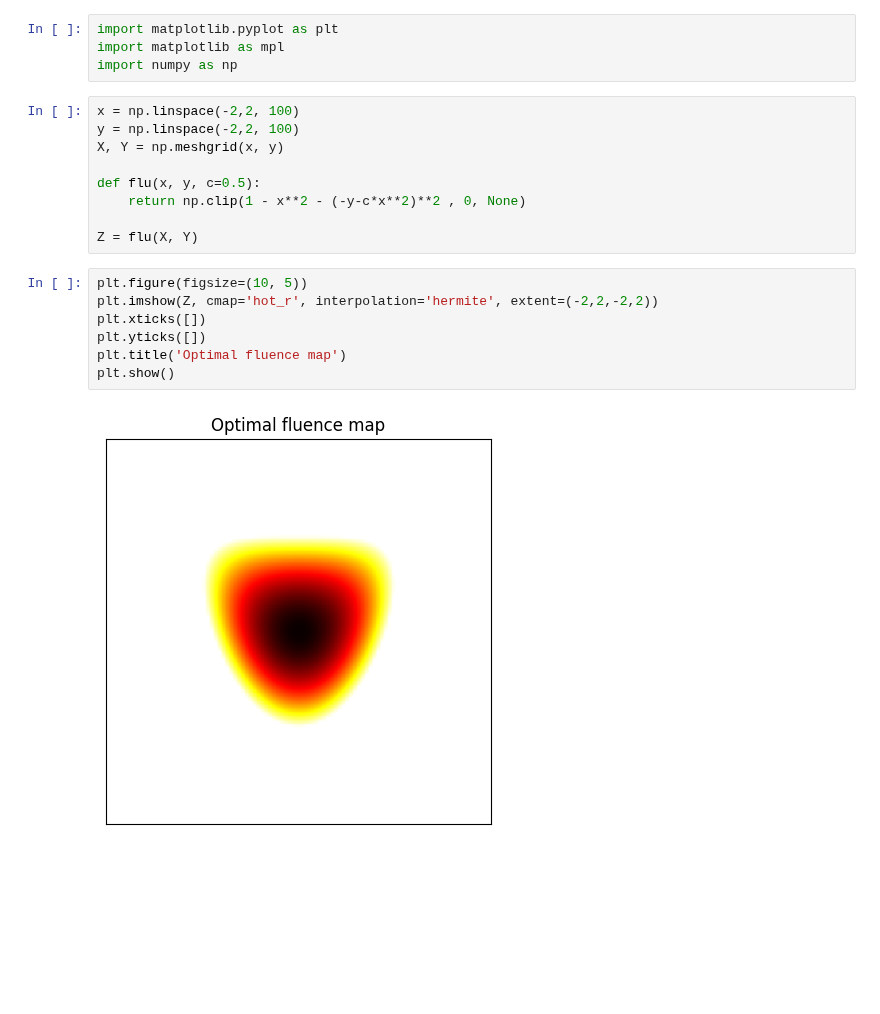
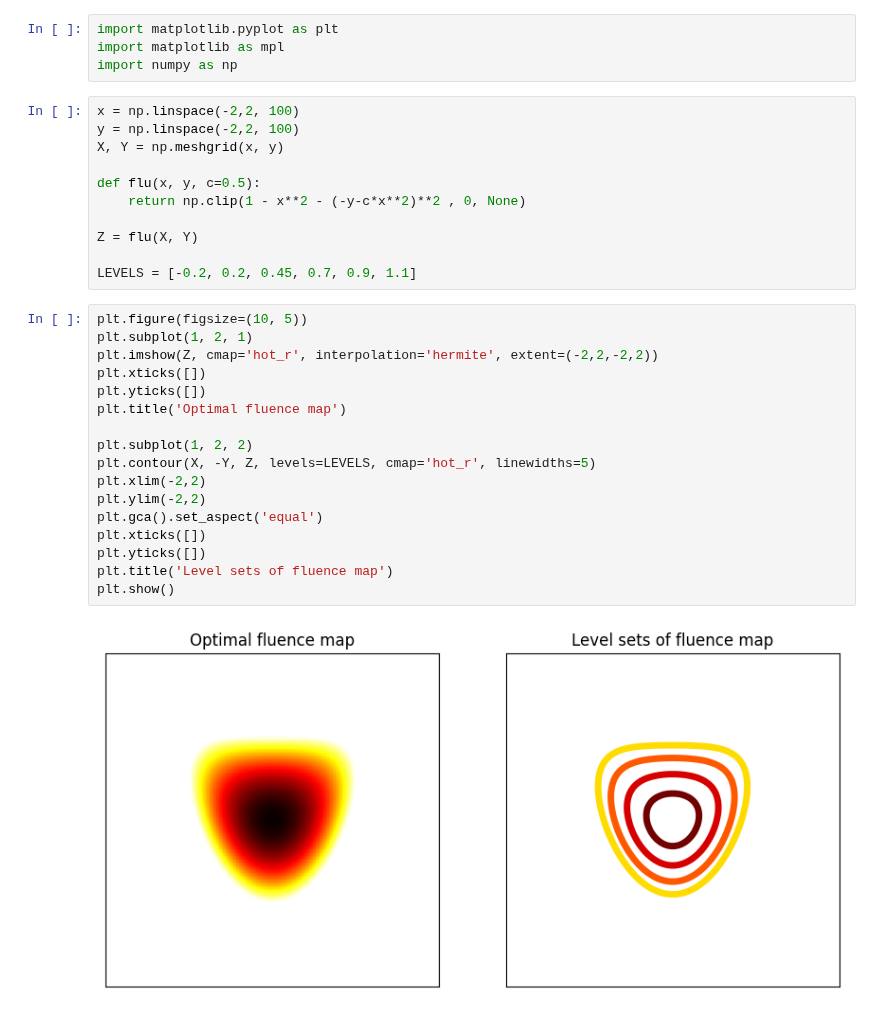
Before and after one commit to pauldubois98/PhD, a Jupyter notebook: 1_background/plots_generation.ipynb, the cells around one changed output. Drawn from its saved outputs; the diff is of its cells as text; blank space fills up the shorter version.

Commit message:
flu levelsets

```diff
--- a/1_background/plots_generation.ipynb
+++ b/1_background/plots_generation.ipynb
@@ -11,12 +11,24 @@ def flu(x, y, c=0.5):
     return np.clip(1 - x**2 - (-y-c*x**2)**2 , 0, None)
 
 Z = flu(X, Y)
+
+LEVELS = [-0.2, 0.2, 0.45, 0.7, 0.9, 1.1]
 # %%
 plt.figure(figsize=(10, 5))
+plt.subplot(1, 2, 1)
 plt.imshow(Z, cmap='hot_r', interpolation='hermite', extent=(-2,2,-2,2))
 plt.xticks([])
 plt.yticks([])
 plt.title('Optimal fluence map')
+
+plt.subplot(1, 2, 2)
+plt.contour(X, -Y, Z, levels=LEVELS, cmap='hot_r', linewidths=5)
+plt.xlim(-2,2)
+plt.ylim(-2,2)
+plt.gca().set_aspect('equal')
+plt.xticks([])
+plt.yticks([])
+plt.title('Level sets of fluence map')
 plt.show()
 # %% [output]
-[figure, old version]
+[figure, new version]
```
